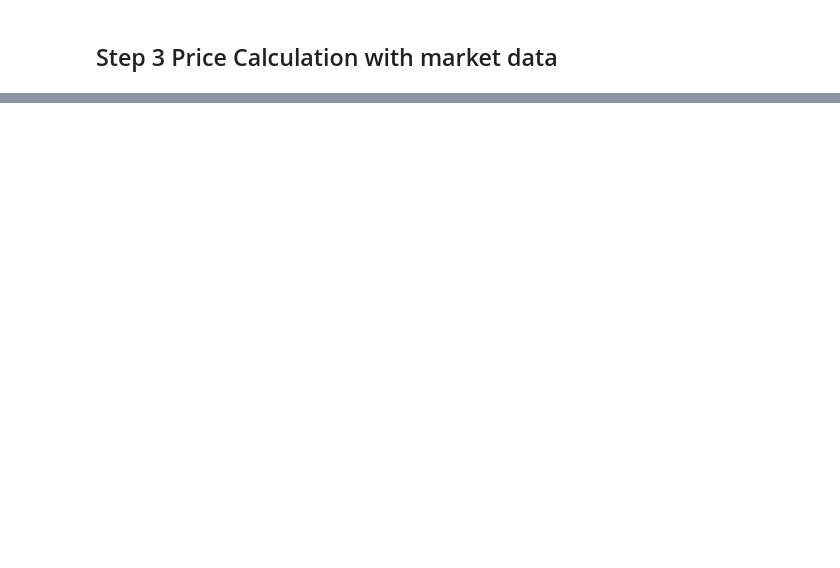
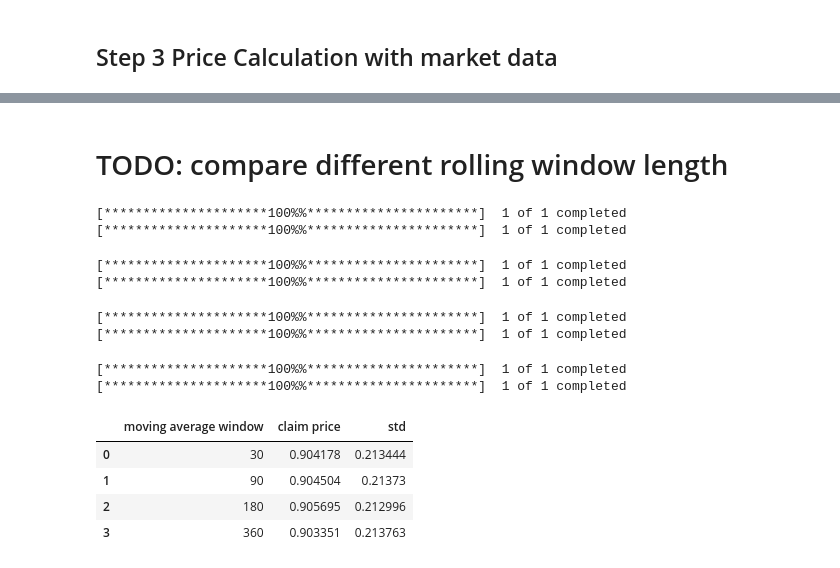
Before and after one commit to rl3279/2023_ieor4735, a Jupyter notebook: FinalProjectStructure.ipynb, the cells around one changed output, grey strips where cells are left out. Drawn from its saved outputs; the diff is of its cells as text; code cells hidden in the pictures; blank space fills up the shorter version.

```diff
--- a/FinalProjectStructure.ipynb
+++ b/FinalProjectStructure.ipynb
@@ -287,0 +824,29 @@ def calculate_contract_price(N, start_date, end_date, T, Delta, k, Stock_Data, k
+# %% [markdown]
+# TODO: compare different rolling window length
+# %%
+ma_ws = [30, 90, 180, 360]
+prices_ma = pd.DataFrame(columns=["moving average window", "claim price", "std" ], index = range(len(ma_ws)))
+for i in range(len(ma_ws)):
+    ma_w = ma_ws[i]
+    claim_vas, sample_T_vas, sample_0_vas, info_vas = main(
+    model="cir", N=1,k=kkp[0],kprime=kkp[1],n=100000,dt=1/252,
+    T=3, Delta=0.25, loud =True, ma_w = ma_w)
+    a0, b0, sigma0, aT, bT,sigmaT,r0,ErT, L_ratio_mean, quanto_ratio_mean,discount_mean = info_vas
+    prices_ma["moving average window"][i] = ma_w
+    prices_ma["claim price"][i] = claim_vas.mean()
+    prices_ma["std"][i] = claim_vas.std()
+prices_ma
+# %% [output]
+[*********************100%%**********************]  1 of 1 completed
+[*********************100%%**********************]  1 of 1 completed
+[*********************100%%**********************]  1 of 1 completed
+[*********************100%%**********************]  1 of 1 completed
+[*********************100%%**********************]  1 of 1 completed
+[*********************100%%**********************]  1 of 1 completed
+[*********************100%%**********************]  1 of 1 completed
+[*********************100%%**********************]  1 of 1 completed
+|  | moving average window | claim price | std |
+| 0 | 30 | 0.904178 | 0.213444 |
+| 1 | 90 | 0.904504 | 0.21373 |
+| 2 | 180 | 0.905695 | 0.212996 |
+| 3 | 360 | 0.903351 | 0.213763 |
```
Also changed, not shown: parts of 20 cells of this notebook.
